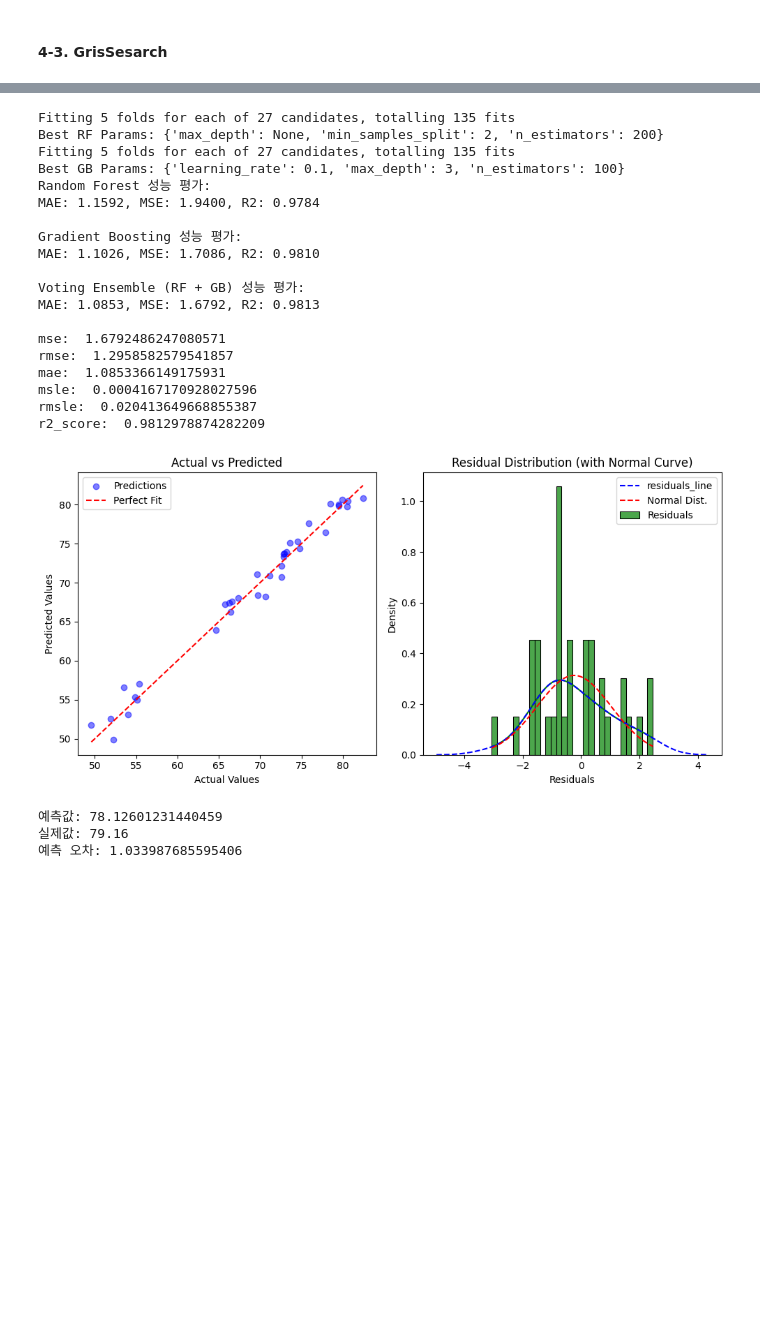
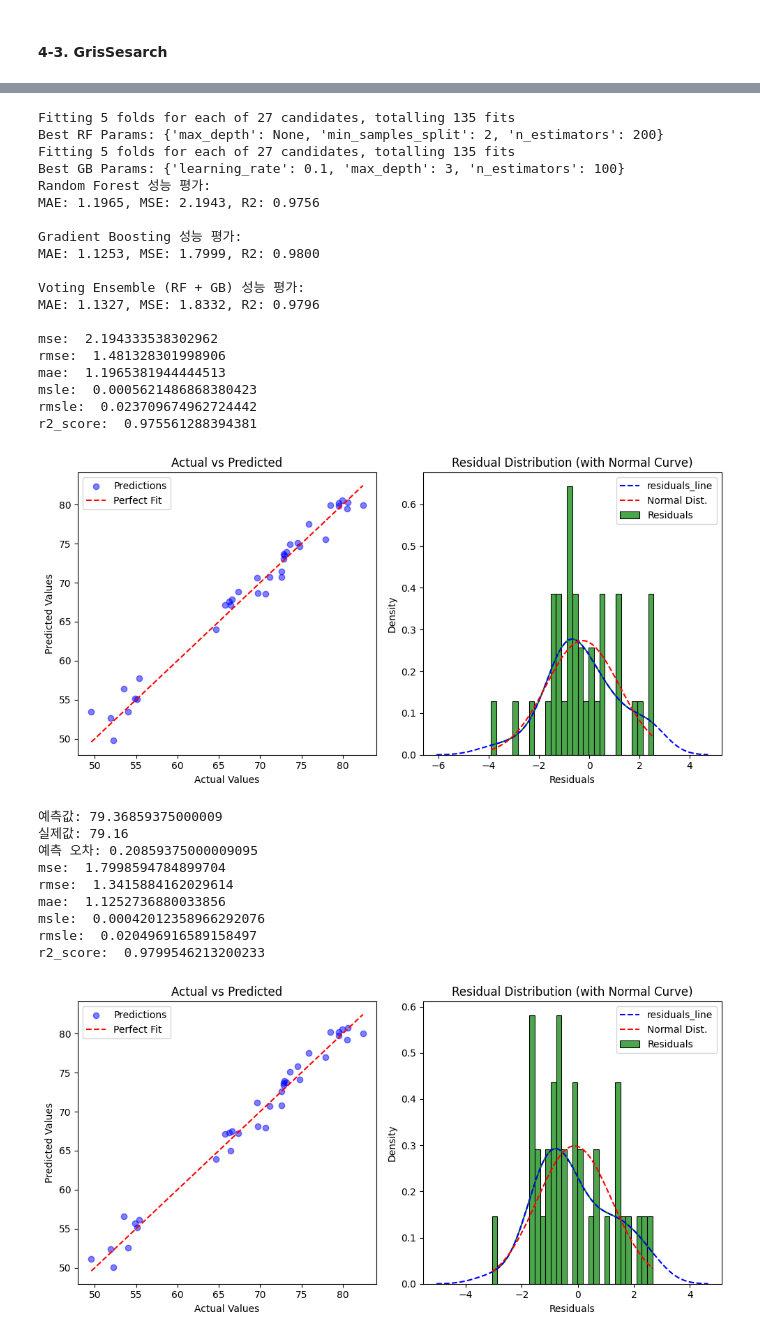
Before and after one commit to Encore-SKN-9/ml_5team, a Jupyter notebook: main.ipynb, the cells around one changed output, grey strips where cells are left out. Cells and saved outputs as stored; diff of their text form; code cells hidden in the pictures; blank space fills up the shorter version.

```diff
--- a/main.ipynb
+++ b/main.ipynb
@@ -314,7 +314,7 @@ Index(['Under_five_deaths', 'Adult_mortality', 'Alcohol_consumption',
 selected_features = ['Schooling', 'Polio', 'Diphtheria', 'GDP_per_capita',
                      'BMI', 'Measles', 'Hepatitis_B', 'Alcohol_consumption',
                      'Region_European Union', 'Adult_mortality', 'Under_five_deaths',
-                     'Economy_status', 'Incidents_HIV', 'Region_Africa']
+                     'Economy_status', 'Incidents_HIV', 'Region_Africa', 'Region_Rest of Europe', 'Thinness_ten_nineteen_years']
 
 # 목표 변수 (타겟 변수)
 target = 'Life_expectancy'
@@ -561,17 +604,0 @@ XGBoost MAE: 1.26, MSE: 3.02
-# %%
-# 유진
-from sklearn.ensemble import VotingRegressor
-
-# 앙상블 모델 (Voting Regressor)
-ensemble_model = VotingRegressor(estimators=[('lr', lr_model), ('rf', rf_model), ('xgb', xgb_model)])
-ensemble_model.fit(X_train_scaled, y_train)
-
-# 예측 및 평가
-y_pred_ensemble = ensemble_model.predict(X_test_scaled)
-mae_ensemble = mean_absolute_error(y_test, y_pred_ensemble)
-mse_ensemble = mean_squared_error(y_test, y_pred_ensemble)
-
-print(f"Ensemble Model MAE: {mae_ensemble:.2f}, MSE: {mse_ensemble:.2f}")
-
-evaluataion(y_test, y_pred_ensemble)
-korea_pred(ensemble_model)
@@ -590,17 +605,3 @@ r2_score:  0.9825917901339659
-# %%
-from sklearn.model_selection import GridSearchCV
-
-# 예: XGBoost 하이퍼파라미터 튜닝
-param_grid = {
-    'n_estimators': [100, 200, 300],
-    'max_depth': [3, 5, 7],
-    'learning_rate': [0.01, 0.1]
-}
-
-grid_search = GridSearchCV(estimator=xgb.XGBRegressor(random_state=42), param_grid=param_grid, cv=5)
-grid_search.fit(X_train_scaled, y_train)
-
-print(f"Best parameters for XGBoost: {grid_search.best_params_}")
 # %% [markdown]
 #### 4-2-1. 배깅 기법(RandomForest Regressor)
 # %%
@@ -821,43 +822,56 @@ voting_model.fit(X_train, y_train)
 y_pred_voting = voting_model.predict(X_test)
 
 # 성능 평가 함수
 def evaluate_model(y_true, y_pred, model_name):
     mae = mean_absolute_error(y_true, y_pred)
     mse = mean_squared_error(y_true, y_pred)
     r2 = r2_score(y_true, y_pred)
     print(f"{model_name} 성능 평가:")
     print(f"MAE: {mae:.4f}, MSE: {mse:.4f}, R2: {r2:.4f}\n")
 
 # 개별 모델 평가
 evaluate_model(y_test, y_pred_rf, "Random Forest")
 evaluate_model(y_test, y_pred_gb, "Gradient Boosting")
 
 # VotingRegressor 평가
 evaluate_model(y_test, y_pred_voting, "Voting Ensemble (RF + GB)")
 
+evaluataion(y_test, y_pred_rf)
+korea_pred(gs_rf)
+
+evaluataion(y_test, y_pred_gb)
+korea_pred(gs_gb)
+
 evaluataion(y_test, y_pred_voting)
 korea_pred(voting_model)
 # %% [output]
 Fitting 5 folds for each of 27 candidates, totalling 135 fits
 Best RF Params: {'max_depth': None, 'min_samples_split': 2, 'n_estimators': 200}
 Fitting 5 folds for each of 27 candidates, totalling 135 fits
 Best GB Params: {'learning_rate': 0.1, 'max_depth': 3, 'n_estimators': 100}
 Random Forest 성능 평가:
-MAE: 1.1592, MSE: 1.9400, R2: 0.9784
+MAE: 1.1965, MSE: 2.1943, R2: 0.9756
 
 Gradient Boosting 성능 평가:
-MAE: 1.1026, MSE: 1.7086, R2: 0.9810
+MAE: 1.1253, MSE: 1.7999, R2: 0.9800
 
 Voting Ensemble (RF + GB) 성능 평가:
-MAE: 1.0853, MSE: 1.6792, R2: 0.9813
+MAE: 1.1327, MSE: 1.8332, R2: 0.9796
 
-mse:  1.6792486247080571
-rmse:  1.2958582579541857
-mae:  1.0853366149175931
-msle:  0.0004167170928027596
-rmsle:  0.020413649668855387
-r2_score:  0.9812978874282209
+mse:  2.194333538302962
+rmse:  1.481328301998906
+mae:  1.1965381944444513
+msle:  0.0005621486868380423
+rmsle:  0.023709674962724442
+r2_score:  0.975561288394381
-[figure, old version]
+[figure, new version]
-예측값: 78.12601231440459
+예측값: 79.36859375000009
 실제값: 79.16
-예측 오차: 1.033987685595406
+예측 오차: 0.20859375000009095
+mse:  1.7998594784899704
+rmse:  1.3415884162029614
+mae:  1.1252736880033856
+msle:  0.00042012358966292076
+rmsle:  0.020496916589158497
+r2_score:  0.9799546213200233
+[figure, added]
```
Also changed, not shown: parts of 21 cells of this notebook, 1 other file.
